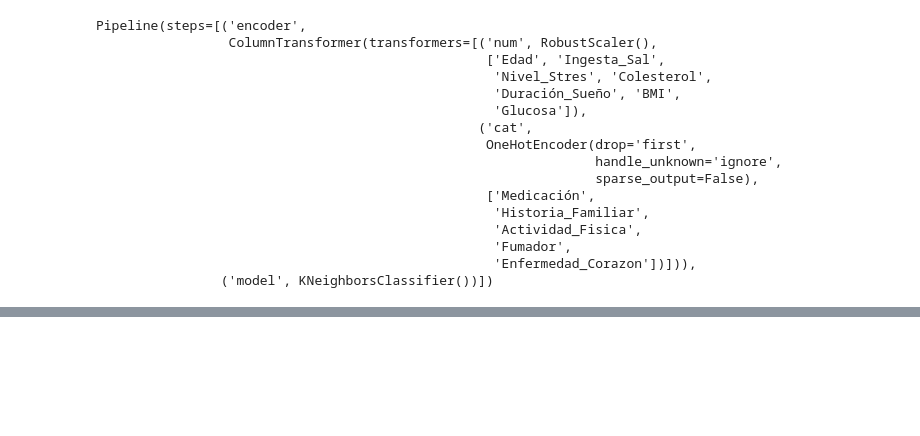
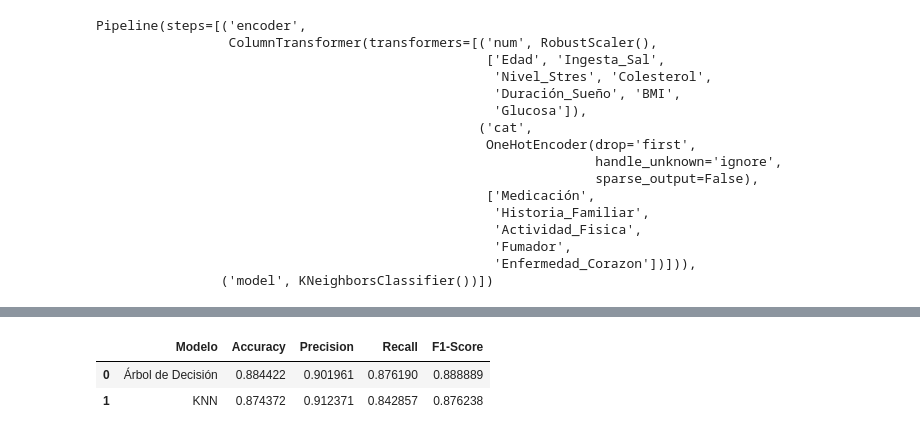
Before and after one commit to dacors-m/ml-principles, a Jupyter notebook: notebooks/stage-2/project-stage-2.ipynb, the cells around one changed output, grey strips where cells are left out. Saved outputs shown, nothing was run; the diff lists cells and outputs as text; code cells hidden in the pictures; blank space fills up the shorter version.

```diff
--- a/notebooks/stage-2/project-stage-2.ipynb
+++ b/notebooks/stage-2/project-stage-2.ipynb
@@ -328,8 +366,8 @@ print("Mejores parámetros: {}".format(grid.best_params_))
 # %% [output]
 Mejores parámetros: {'model__criterion': 'gini', 'model__max_depth': 4, 'model__min_samples_split': 3}
 # %%
-mejor_modelo = grid.best_estimator_
-mejor_modelo
+mejor_modelo_dst = grid.best_estimator_
+mejor_modelo_dst
 # %% [output]
 Pipeline(steps=[('encoder',
                  ColumnTransformer(transformers=[('num', RobustScaler(),
@@ -450,2 +508,7 @@ y_test = test['Hipertension']
 # %%
+x_test = test.drop(['Hipertension'], axis=1)
+y_test = test['Hipertension']
+
 y_knn_pred = knn_model_pipeline.predict(x_test)
+
+y_dst_pred = mejor_modelo_dst.predict(x_test)
@@ -451,0 +521,5 @@ y_knn_pred = knn_model_pipeline.predict(x_test)
+# %%
+accuracy_knn = accuracy_score(y_test, y_knn_pred)
+precision_knn = precision_score(y_test, y_knn_pred, pos_label='Si')
+recall_knn = recall_score(y_test, y_knn_pred, pos_label='Si')
+f1_knn = f1_score(y_test, y_knn_pred, pos_label='Si')
@@ -451,0 +544,13 @@ y_knn_pred = knn_model_pipeline.predict(x_test)
+# %%
+results = pd.DataFrame({
+    'Modelo': ['Árbol de Decisión', 'KNN'],
+    'Accuracy': [accuracy_dt, accuracy_knn],
+    'Precision': [precision_dt, precision_knn],
+    'Recall': [recall_dt, recall_knn],
+    'F1-Score': [f1_dt, f1_knn]
+})
+results
+# %% [output]
+|  | Modelo | Accuracy | Precision | Recall | F1-Score |
+| 0 | Árbol de Decisión | 0.884422 | 0.901961 | 0.876190 | 0.888889 |
+| 1 | KNN | 0.874372 | 0.912371 | 0.842857 | 0.876238 |
```
Also changed, not shown: parts of 51 cells of this notebook.
